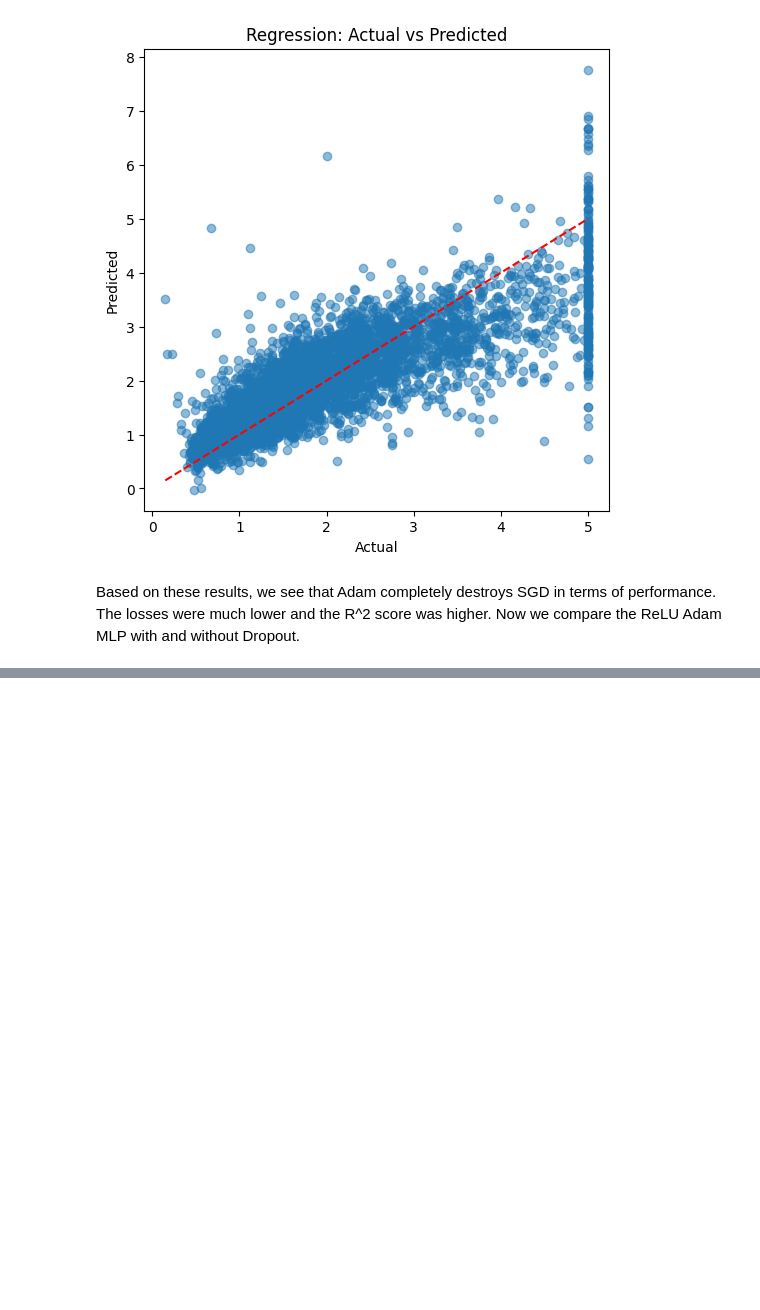
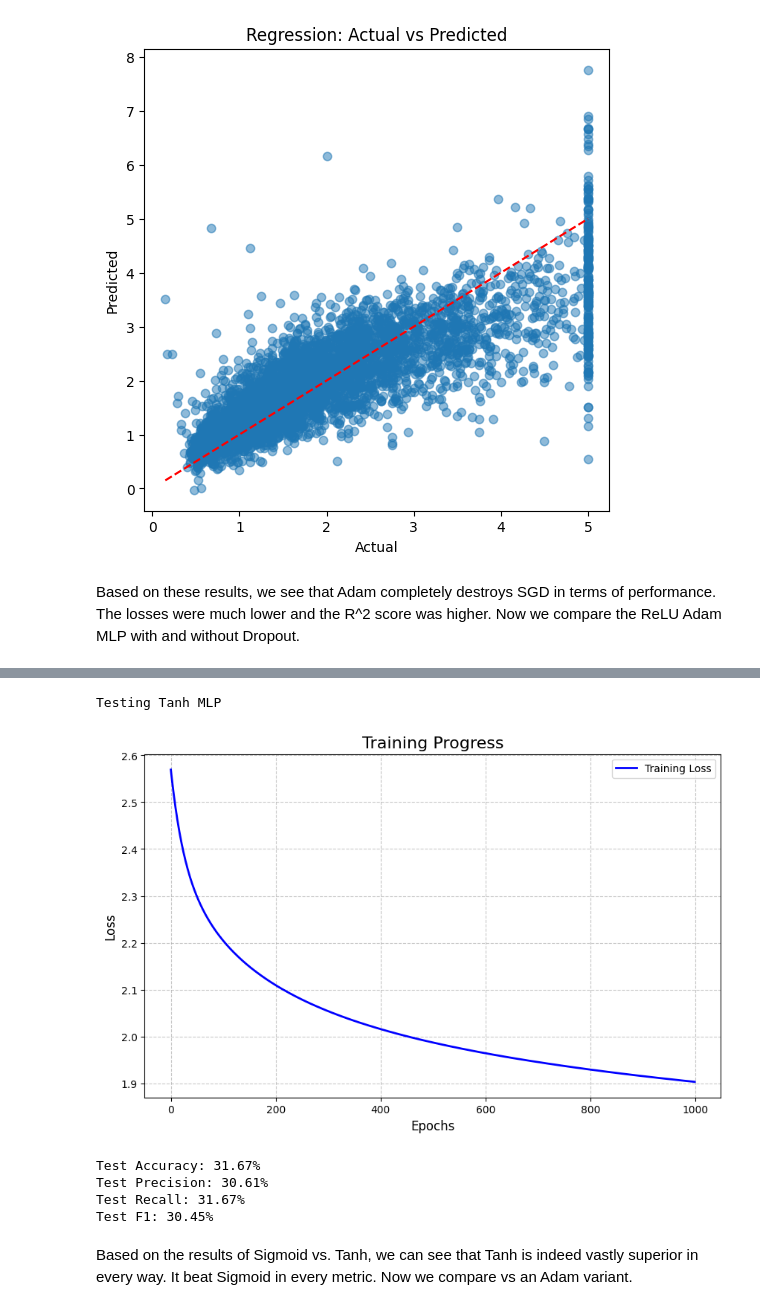
Before and after one commit to axr2718/nabla, a Jupyter notebook: demo.ipynb, the cells around one changed output, grey strips where cells are left out. Cells and saved outputs as stored; diff of their text form; code cells hidden in the pictures; blank space fills up the shorter version.

```diff
--- a/demo.ipynb
+++ b/demo.ipynb
@@ -234,0 +274,16 @@ y_test = np.array(test_dataset.targets)
+# %%
+print('Testing Tanh MLP')
+tanh_mlp = [nn.Linear(in_features, 100), nn.Tanh(), nn.Linear(100, 100), nn.Tanh(), nn.Linear(100, out_features)]
+sgd = optim.SGD(tanh_mlp, learning_rate=1e-3)
+loss_list = train(tanh_mlp, X_train, y_train, sgd, criterion, num_epochs)
+loss_plot(loss_list)
+accuracy, precision, recall, f1 = test(tanh_mlp, X_test, y_test, task='classification', classes=classes)
+# %% [output]
+Testing Tanh MLP
+[figure, added]
+Test Accuracy: 31.67%
+Test Precision: 30.61%
+Test Recall: 31.67%
+Test F1: 30.45%
+# %% [markdown]
+Based on the results of Sigmoid vs. Tanh, we can see that Tanh is indeed vastly superior in every way. It beat Sigmoid in every metric. Now we compare vs an Adam variant.
```
Also changed, not shown: parts of 16 cells of this notebook, 4 other files.
